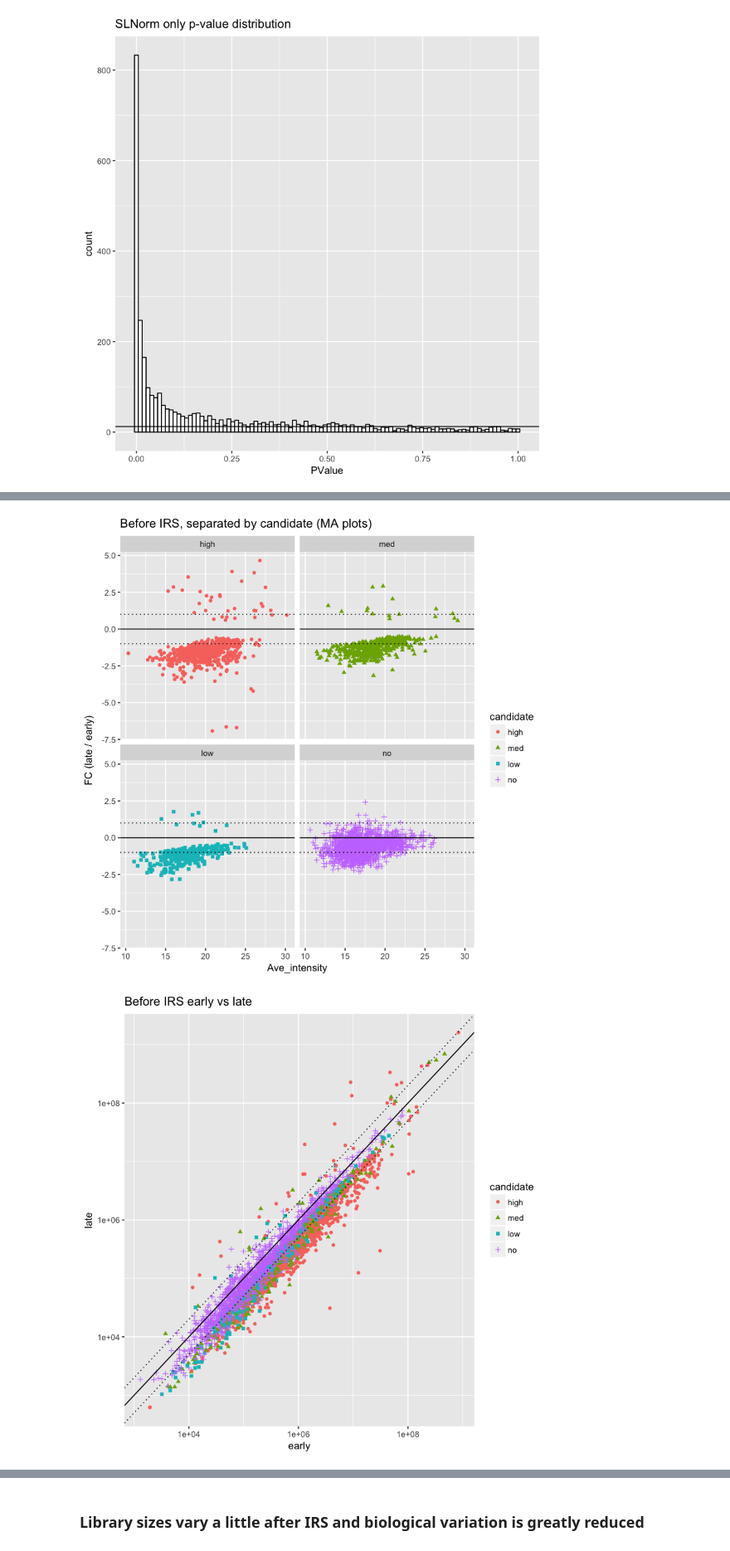
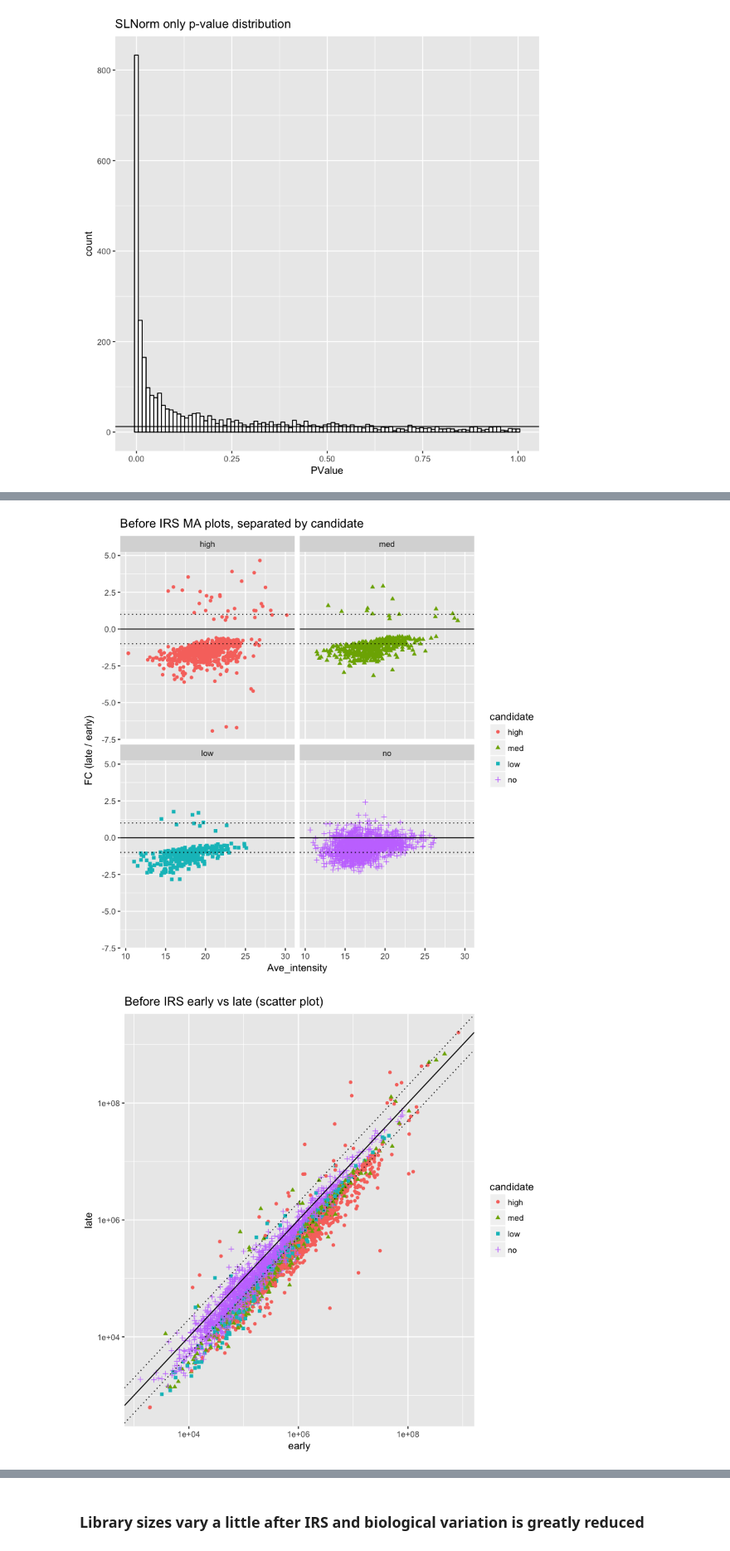
Before and after one commit to pwilmart/IRS_normalization, a Jupyter notebook: statistical_testing.ipynb, the cells around one changed output, grey strips where cells are left out. Shown at 83% size. Cells and saved outputs as stored; diff of their text form; code cells hidden in the pictures.

```diff
--- a/statistical_testing.ipynb
+++ b/statistical_testing.ipynb
@@ -48,6 +48,6 @@ colnames(data_no_na) <- col_headers
 
 # save the annotation columns (gene symbol and protein accession) for later and remove from data frame
 annotate_df <- data_no_na[1:2]
-data_raw <- data_no_na[3:20]
+data_raw <- as.data.frame(data_no_na[3:20])
 row.names(data_raw) <- annotate_df$`Protein Accession No.`
 # %% [output]
@@ -252,14 +254,14 @@ ggplot(temp, aes(x = Ave, y = FC)) +
   geom_hline(yintercept = 1.0, color = "black", linetype = "dotted") + # 2-fold up
   geom_hline(yintercept = -1.0, color = "black", linetype = "dotted") + # 2-fold down
   facet_wrap(~ candidate) +
-  ggtitle("Before IRS, separated by candidate (MA plots)")
+  ggtitle("Before IRS MA plots, separated by candidate")
 
 # make the combined candidate corelation plot
 ggplot(de_sl, aes(x = early, y = late)) +
   geom_point(aes(color = candidate, shape = candidate)) +
   scale_y_log10() +
   scale_x_log10() +
-  ggtitle("Before IRS early vs late") +
+  ggtitle("Before IRS early vs late (scatter plot)") +
   geom_abline(intercept = 0.0, slope = 1.0, color = "black") + # one-to-one line
   geom_abline(intercept = 0.301, slope = 1.0, color = "black", linetype = "dotted") + # 2-fold up
   geom_abline(intercept = -0.301, slope = 1.0, color = "black", linetype = "dotted") # 2-fold down
@@ -273,7 +275,7 @@ ggplot(de_sl, aes(x = early, y = late)) +
   geom_abline(intercept = 0.301, slope = 1.0, color = "black", linetype = "dotted") + # 2-fold up
   geom_abline(intercept = -0.301, slope = 1.0, color = "black", linetype = "dotted") + # 2-fold down
   facet_wrap(~ candidate) +
-  ggtitle("Before IRS, separated by candidate")
+  ggtitle("Before IRS scatter plots, separated by candidate")
 
 # make a volcano plot
 ggplot(volcano_sl, aes(x = FoldChange, y = FDR)) +
@@ -294,3 +287,3 @@ The following object is masked from ‘package:readr’:
 [figure]
-[figure, old version]
+[figure, new version]
-[figure, old version]
+[figure, new version]
```
Also changed, not shown: parts of 29 cells of this notebook, 2 other files.
